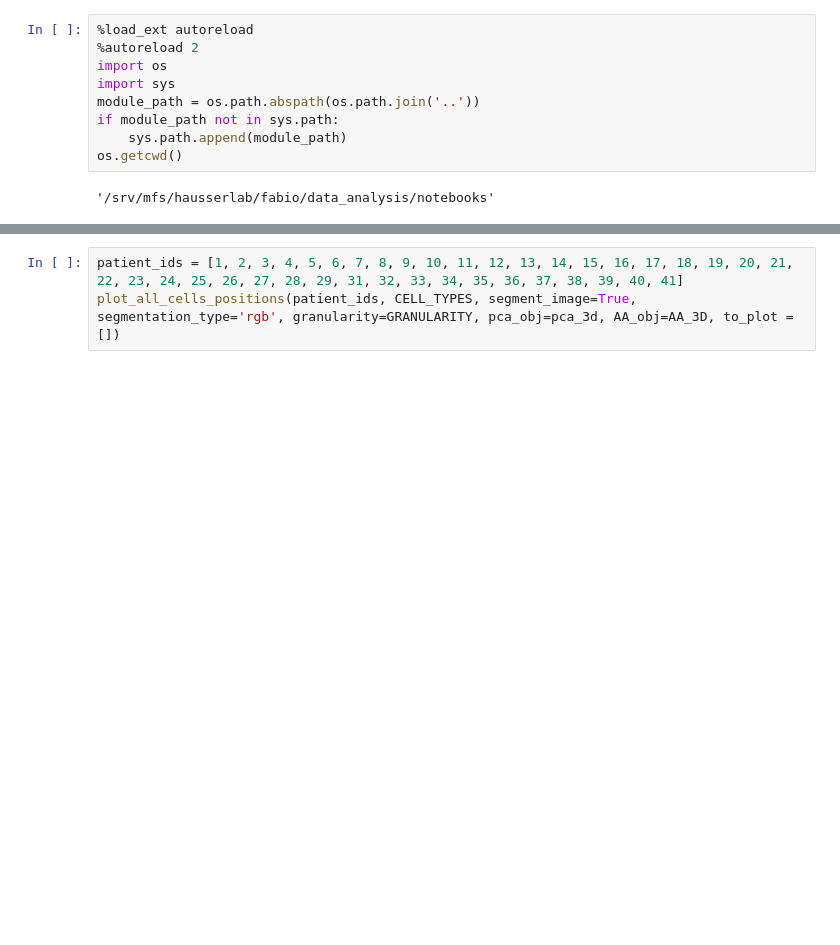
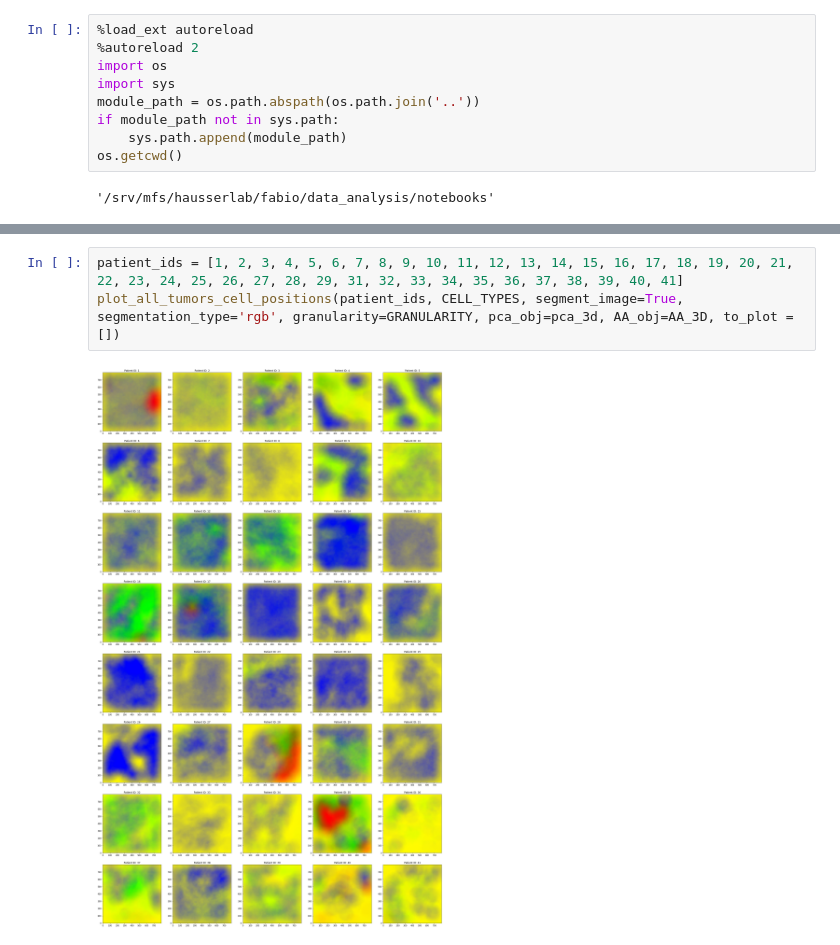
Before and after one commit to jhausserlab/NIPMAP, a Jupyter notebook: notebooks/cell_positions_visualization.ipynb, the cells around one changed output, grey strips where cells are left out. Saved outputs shown, nothing was run; the diff lists cells and outputs as text; blank space fills up the shorter version.

```diff
--- a/notebooks/cell_positions_visualization.ipynb
+++ b/notebooks/cell_positions_visualization.ipynb
@@ -54,3 +46,5 @@ plot_cells_positions(cell_data, CELL_TYPES, segment_image=True, segmentation_typ
 # %%
 patient_ids = [1, 2, 3, 4, 5, 6, 7, 8, 9, 10, 11, 12, 13, 14, 15, 16, 17, 18, 19, 20, 21, 22, 23, 24, 25, 26, 27, 28, 29, 31, 32, 33, 34, 35, 36, 37, 38, 39, 40, 41]
-plot_all_cells_positions(patient_ids, CELL_TYPES, segment_image=True, segmentation_type='rgb', granularity=GRANULARITY, pca_obj=pca_3d, AA_obj=AA_3D, to_plot = [])
+plot_all_tumors_cell_positions(patient_ids, CELL_TYPES, segment_image=True, segmentation_type='rgb', granularity=GRANULARITY, pca_obj=pca_3d, AA_obj=AA_3D, to_plot = [])
+# %% [output]
+[figure, added]
```
Also changed, not shown: parts of 4 cells of this notebook, 10 other files.
